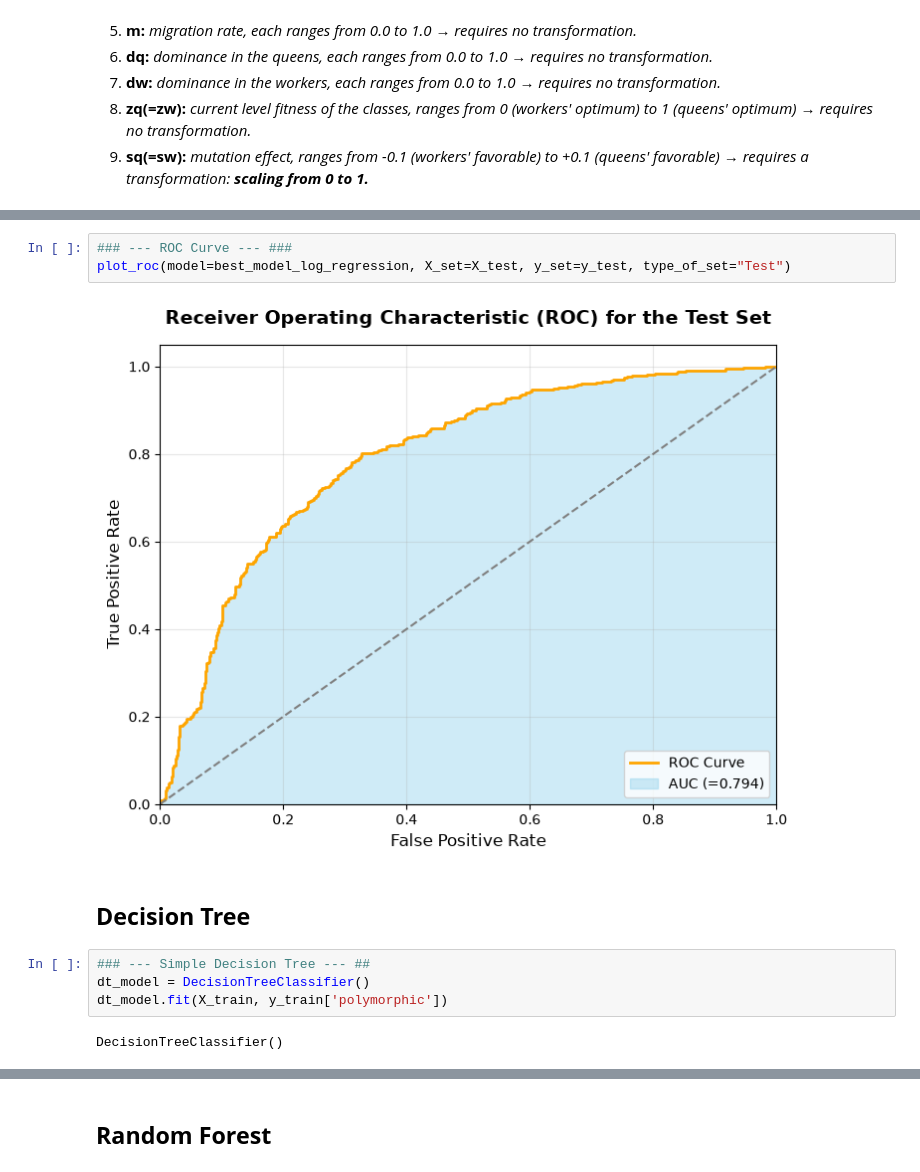
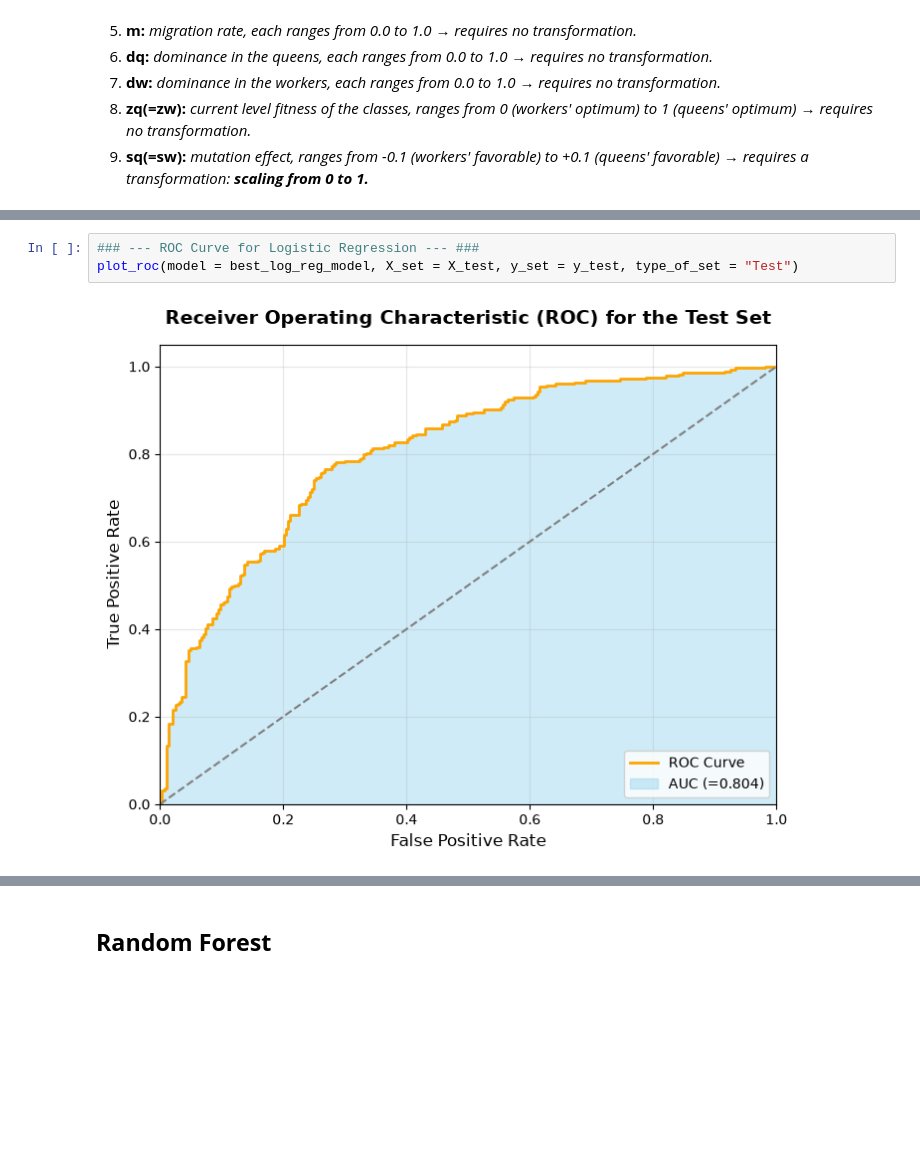
Before and after one commit to EnvinyatarTheRenewer/ant_life_cycle_simulation_and_ml, a Jupyter notebook: ant_project.ipynb, the cells around one changed output, grey strips where cells are left out. Drawn from its saved outputs; the diff is of its cells as text; blank space fills up the shorter version.

```diff
--- a/ant_project.ipynb
+++ b/ant_project.ipynb
@@ -511,13 +519,5 @@ Well as we have discussed before, we can see that we are right **three times out
 # %%
-### --- ROC Curve --- ###
-plot_roc(model=best_model_log_regression, X_set=X_test, y_set=y_test, type_of_set="Test")
+### --- ROC Curve for Logistic Regression --- ###
+plot_roc(model = best_log_reg_model, X_set = X_test, y_set = y_test, type_of_set = "Test")
 # %% [output]
-[figure, old version]
+[figure, new version]
-# %% [markdown]
-## **Decision Tree**
-# %%
-### --- Simple Decision Tree --- ##
-dt_model = DecisionTreeClassifier()
-dt_model.fit(X_train, y_train['polymorphic'])
-# %% [output]
-DecisionTreeClassifier()
```
Also changed, not shown: parts of 30 cells of this notebook.
